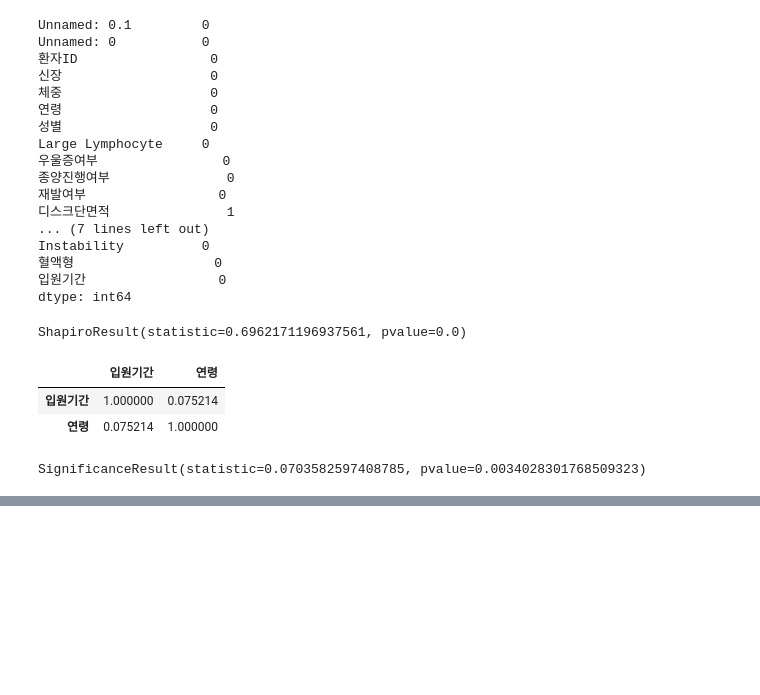
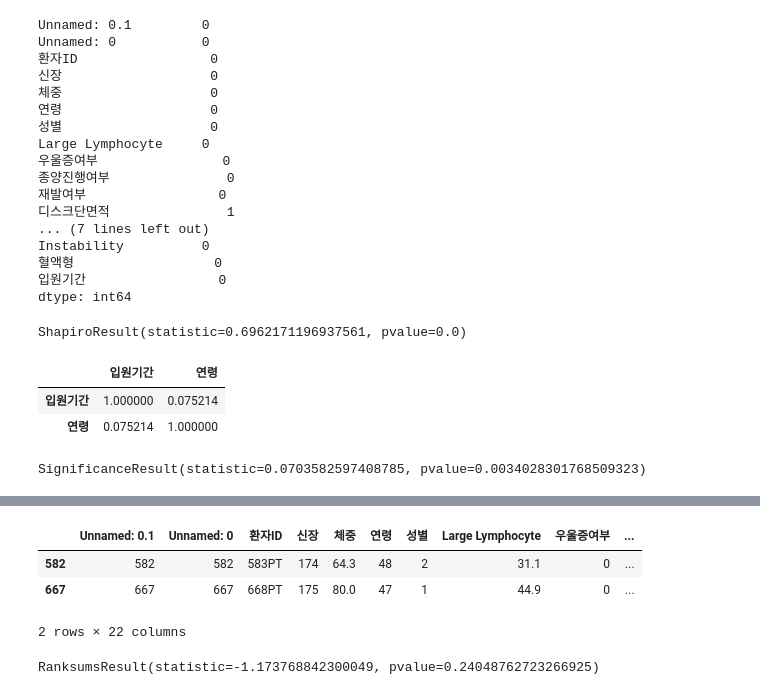
Before and after one commit to KKKKKIKKKK/toy_data_analysiss, a Jupyter notebook: codes/CDA/RecurrenceOfSurgery_CDA_SA.ipynb, the cells around one changed output, grey strips where cells are left out. Saved outputs shown, nothing was run; the diff lists cells and outputs as text; code cells hidden in the pictures; blank space fills up the shorter version.

```diff
--- a/codes/CDA/RecurrenceOfSurgery_CDA_SA.ipynb
+++ b/codes/CDA/RecurrenceOfSurgery_CDA_SA.ipynb
@@ -91,0 +298,13 @@ SignificanceResult(statistic=-0.019569489758439012, pvalue=0.9084754057678648)
+# %%
+df_ROSF_cancerY =df_ROSF_in[df_ROSF_in['종양진행여부'] == 1]
+df_ROSF_cancerY[:2]
+# %% [output]
+|  | Unnamed: 0.1 | Unnamed: 0 | 환자ID | 신장 | 체중 | 연령 | 성별 | Large Lymphocyte | 우울증여부 | ... |
+| 582 | 582 | 582 | 583PT | 174 | 64.3 | 48 | 2 | 31.1 | 0 | ... |
+| 667 | 667 | 667 | 668PT | 175 | 80.0 | 47 | 1 | 44.9 | 0 | ... |
+2 rows × 22 columns
+# %%
+## 검증
+stats.ranksums(df_ROSF_cancerN['입원기간'],df_ROSF_cancerY['입원기간'] )
+# %% [output]
+RanksumsResult(statistic=-1.173768842300049, pvalue=0.24048762723266925)
```
Also changed, not shown: parts of 22 cells of this notebook, 2 other files.
